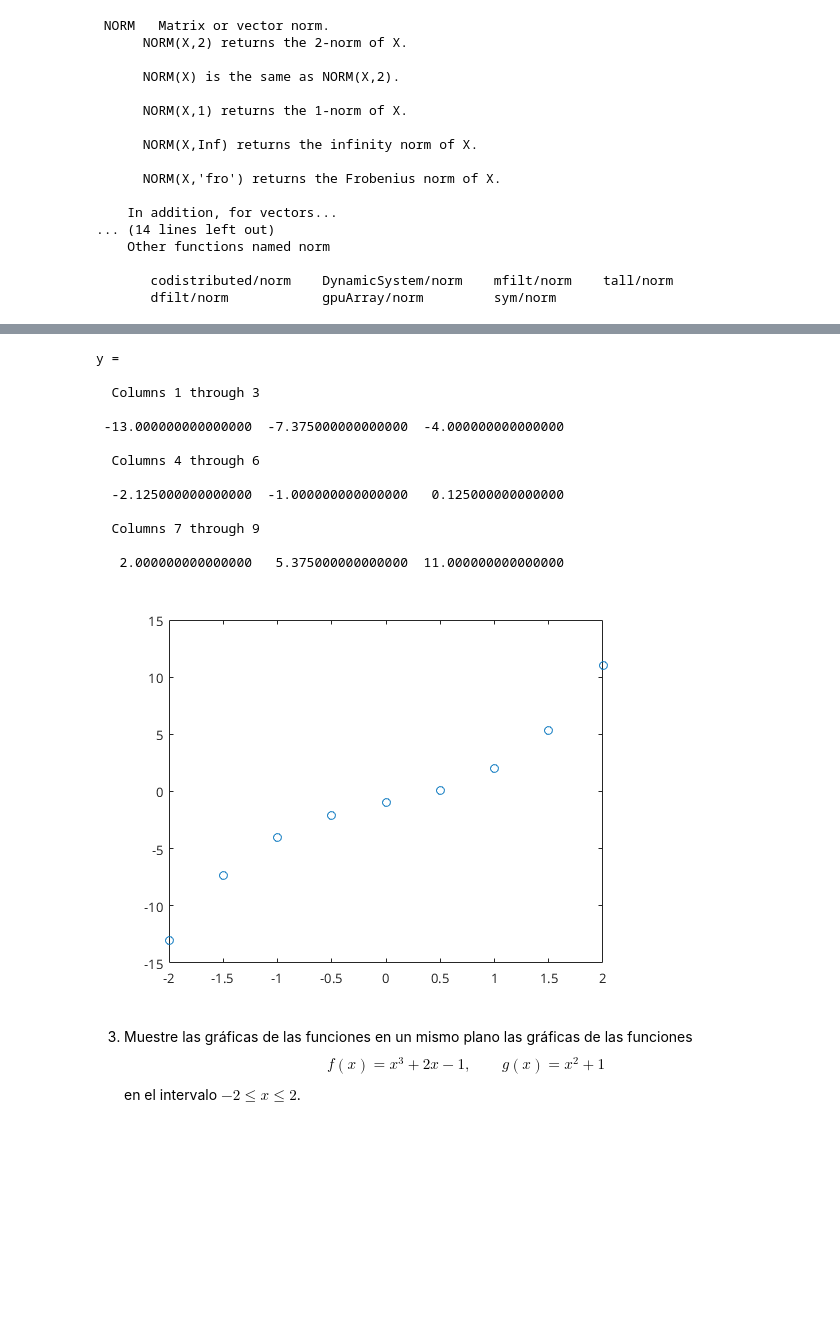
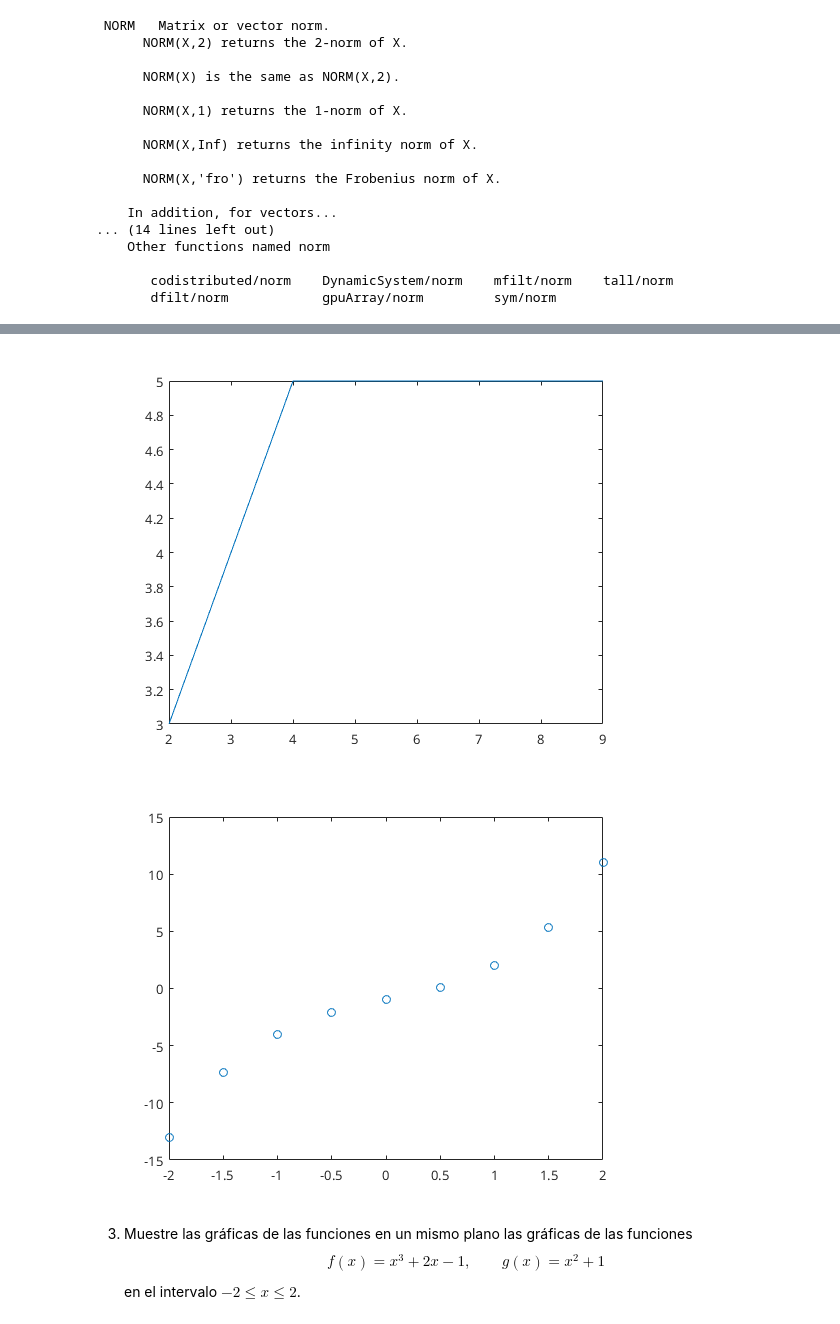
Before and after one commit to carlosal1015/Finite-element-method-FEM, a Jupyter notebook: 2018/Notebooks/Introduction_to_MATLAB.ipynb, the cells around one changed output, grey strips where cells are left out. Cells and saved outputs as stored; diff of their text form; code cells hidden in the pictures; blank space fills up the shorter version.

```diff
--- a/2018/Notebooks/Introduction_to_MATLAB.ipynb
+++ b/2018/Notebooks/Introduction_to_MATLAB.ipynb
@@ -332,21 +349,12 @@ b. la poligonal que une los puntos $(2,3), (4,5), (9,5)$.
+# %%
+% Parte b
+plot(x_a, y_a);
+# %% [output]
+[figure, added]
 # %%
-x = -2:0.5:2;
-y = x.^3+2*x-1
-plot(x,y,'o')
+% Pregunta 2
+x_2 = -2:0.5:2; y_2 = x_2 .^ 3 + 2*x_2 - 1; plot(x_2,y_2,'o');
 # %% [output]
-y =
-
-  Columns 1 through 3
-
- -13.000000000000000  -7.375000000000000  -4.000000000000000
-
-  Columns 4 through 6
-
-  -2.125000000000000  -1.000000000000000   0.125000000000000
-
-  Columns 7 through 9
-
-   2.000000000000000   5.375000000000000  11.000000000000000
 [figure]
 # %% [markdown]
 3. Muestre las gráficas de las funciones en un mismo plano las gráficas de las funciones $$ f(x)=x^3+2x-1,\qquad g(x)=x^2+1$$ en el intervalo $-2\le x\le 2$.
```
Also changed, not shown: parts of 30 cells of this notebook, 21 other files.
